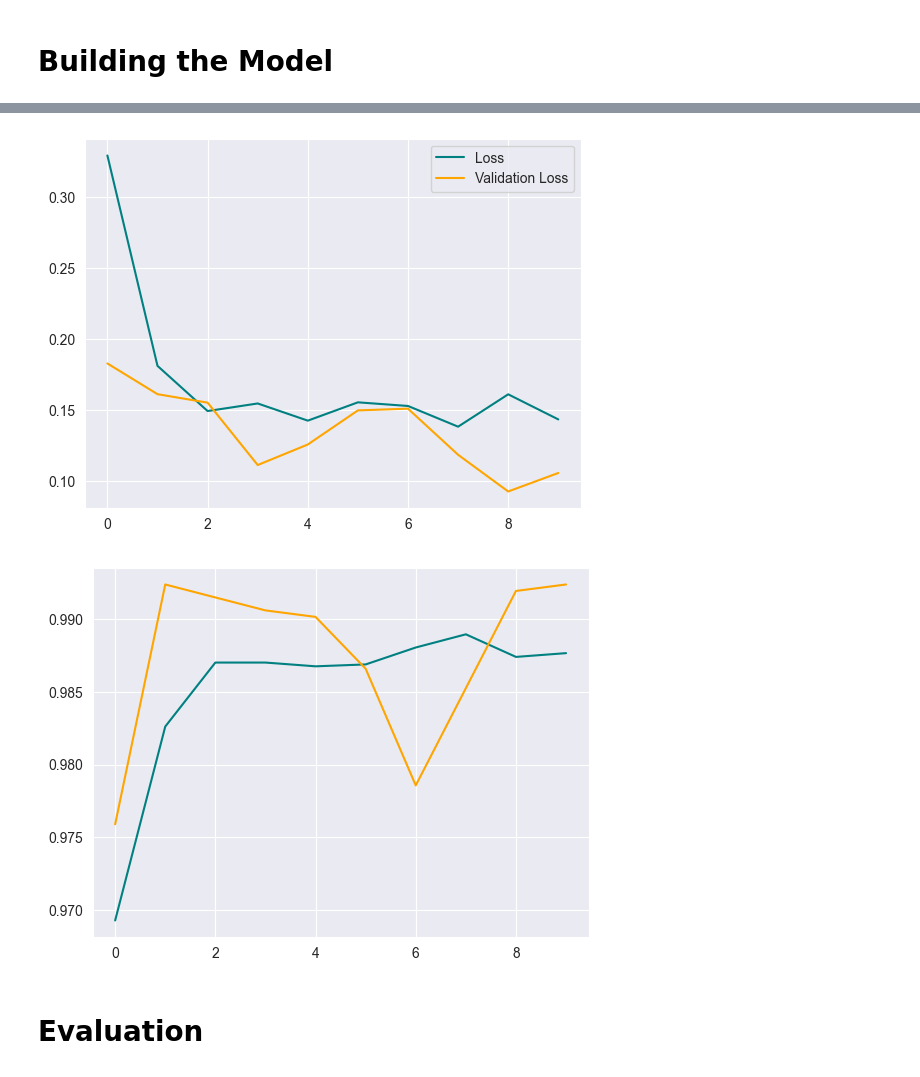
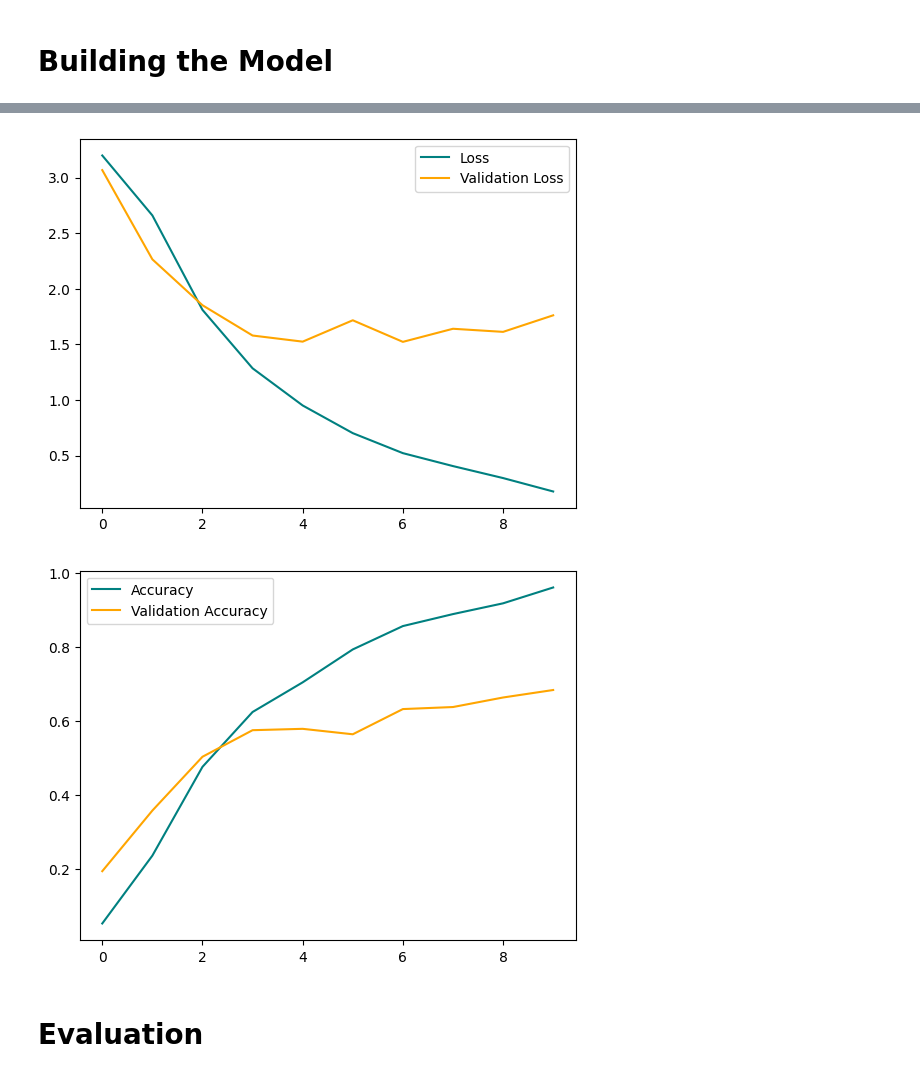
Before and after one commit to Bajtinus/ML-Project, a Jupyter notebook: Project/CNN Youtube.ipynb, the cells around one changed output, grey strips where cells are left out. Saved outputs shown, nothing was run; the diff lists cells and outputs as text; code cells hidden in the pictures.

```diff
--- a/Project/CNN Youtube.ipynb
+++ b/Project/CNN Youtube.ipynb
@@ -30,8 +34,18 @@ for idx, img in enumerate(batch[0][:4]):
 # %%
 train_size = int(len(data) * 0.7)
-val_size = int(len(data) * 0.2)+1
+val_size = int(len(data) * 0.2)
 test_size = int(len(data) * 0.1)
 
+if train_size + val_size + test_size < len(data):
+    val_size += 1
+
+if train_size + val_size + test_size < len(data):
+    test_size += 1
+
+print("Training set size: ", train_size)
+print("Validation set size: ", val_size)
+print("Test set size: ", test_size)
+print(f"Sum = {train_size+val_size+test_size} vs {len(data)}")
 assert train_size + val_size + test_size == len(data)
 
 train = data.take(train_size)
@@ -46,13 +103,20 @@ from tensorflow.keras.regularizers import l2
 # %%
 model = Sequential()
-model.add(Conv2D(16, (3, 3), 1, activation='relu', input_shape=(256, 256, 3)))
+
+model.add(Input(shape=(256, 256, 3)))
+model.add(Conv2D(4, (3, 3), activation='relu',))
 model.add(MaxPooling2D())
 
-model.add(Conv2D(16, (3, 3), 1, activation='relu'))
+model.add(Conv2D(8, (3, 3), activation='relu'))
+model.add(MaxPooling2D())
+
+model.add(Conv2D(16, (3, 3), activation='relu'))
 model.add(MaxPooling2D())
 
 model.add(Flatten())
 
-model.add(Dense(256, activation='relu', kernel_regularizer=l2(0.01)))
-model.add(Dropout(0.5))
-model.add(Dense(1, activation='sigmoid'))
+model.add(Dense(256, activation='relu'))
+model.add(Dense(26, activation='softmax'))
+
+model.summary()
+model.compile(optimizer='adam', loss='categorical_crossentropy', metrics=['accuracy'])
@@ -59,3 +144,0 @@ model.add(Dense(1, activation='sigmoid'))
-# %%
-model.compile("adam", loss=tf.losses.BinaryCrossentropy(), metrics=['accuracy'])
-model.summary()
@@ -88,4 +145,4 @@ tensorboard_callback = tf.keras.callbacks.TensorBoard(log_dir = logs_dir)
 # %%
-hist = model.fit(train, epochs=10, validation_data=val, callbacks=[tensorboard_callback])
+hist = model.fit(train, epochs=10, validation_data=val, verbose=2)
 # %% [output]
 Epoch 1/10
@@ -111,16 +168,17 @@ Epoch 10/10
 # %%
 fig = plt.figure()
 plt.plot(hist.history["loss"], color="teal", label="Loss")
 plt.plot(hist.history["val_loss"], color="orange", label="Validation Loss")
 plt.legend()
 plt.show()
 
 plt.plot(hist.history["accuracy"], color="teal", label="Accuracy")
 plt.plot(hist.history["val_accuracy"], color="orange", label="Validation Accuracy")
+plt.legend()
 plt.show()
 # %% [output]
-[figure, old version]
+[figure, new version]
-[figure, old version]
+[figure, new version]
 # %% [markdown]
 # Evaluation
 # %%
```
Also changed, not shown: parts of 17 cells of this notebook, 7 other files.
